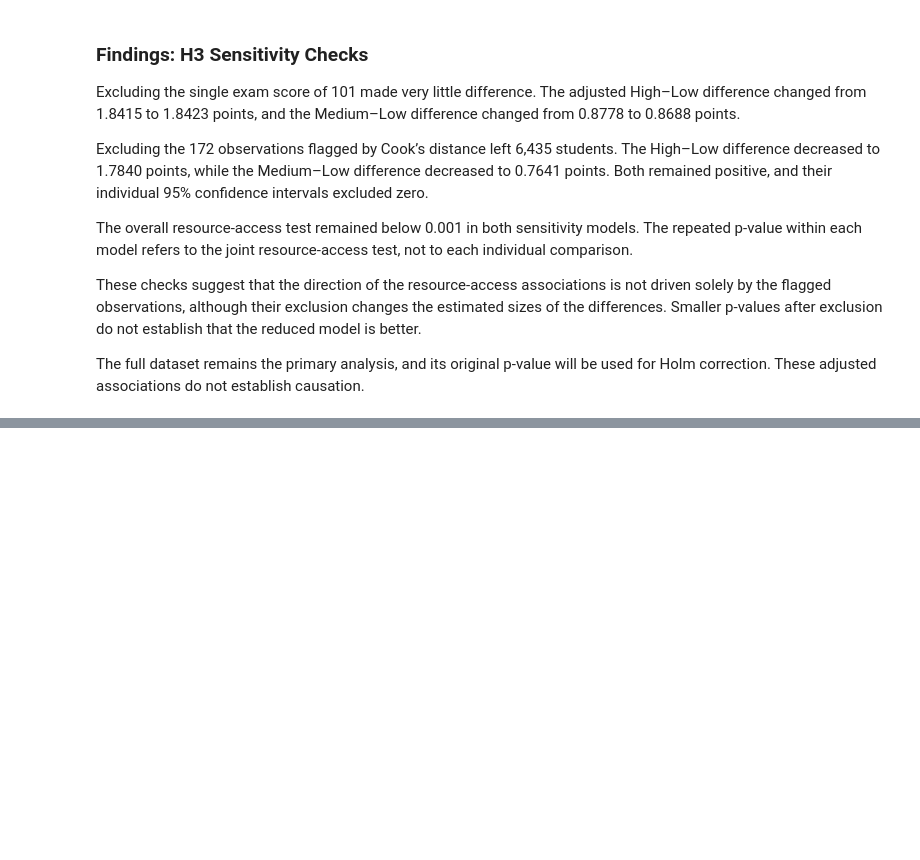
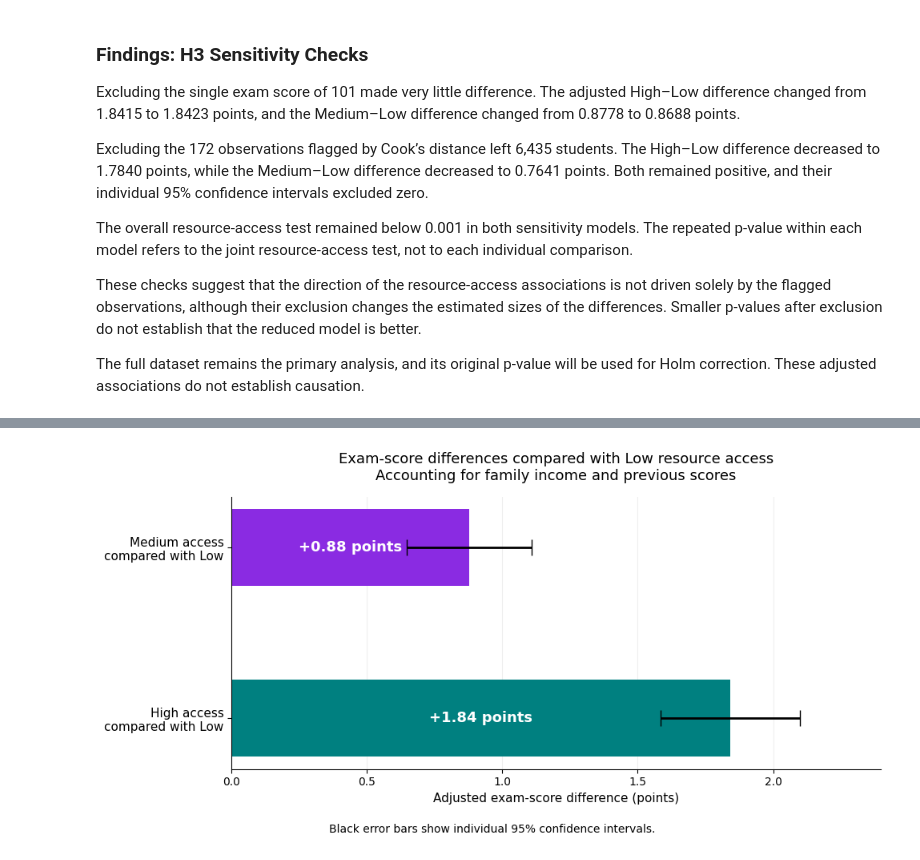
Before and after one commit to LieneRubule/student-performance-analysis, a Jupyter notebook: jupyter_notebooks/Student_Performance_Hypothesis_Testing.ipynb, the cells around one changed output, grey strips where cells are left out. Drawn from its saved outputs; the diff is of its cells as text; code cells hidden in the pictures; blank space fills up the shorter version.

Commit message:
Add labelled H3 resource-access chart and findings

```diff
--- a/jupyter_notebooks/Student_Performance_Hypothesis_Testing.ipynb
+++ b/jupyter_notebooks/Student_Performance_Hypothesis_Testing.ipynb
@@ -2414,0 +2429,81 @@ do not establish causation.
+# %%
+# Created with assistance from ChatGPT.
+# Matplotlib documentation — horizontal bars and error bars:
+# https://matplotlib.org/stable/api/_as_gen/matplotlib.axes.Axes.barh.html
+
+# Extract the full-model differences relative to Low resource access.
+h3_chart_terms = [
+    next(
+        term for term in h3_resource_terms
+        if f"[T.{group}]" in term
+    )
+    for group in ["Medium", "High"]
+]
+
+h3_chart_estimates = h3_model.params.loc[h3_chart_terms]
+h3_chart_ci = h3_model.conf_int().loc[h3_chart_terms]
+
+h3_chart_errors = np.vstack([
+    h3_chart_estimates.to_numpy() - h3_chart_ci[0].to_numpy(),
+    h3_chart_ci[1].to_numpy() - h3_chart_estimates.to_numpy()
+])
+
+fig, ax = plt.subplots(figsize=(10, 5))
+
+ax.barh(
+    [0, 1],
+    h3_chart_estimates.to_numpy(),
+    height=0.45,
+    color=["#8A2BE2", "teal"],
+    xerr=h3_chart_errors,
+    error_kw={"ecolor": "black", "capsize": 7, "elinewidth": 2}
+)
+
+# Put readable values inside each bar.
+for position, estimate in enumerate(h3_chart_estimates):
+    ax.text(
+        estimate / 2,
+        position,
+        f"+{estimate:.2f} points",
+        ha="center",
+        va="center",
+        color="white",
+        fontsize=13,
+        fontweight="bold"
+    )
+
+ax.set_yticks([0, 1])
+ax.set_yticklabels(
+    ["Medium access\ncompared with Low", "High access\ncompared with Low"],
+    fontsize=11
+)
+ax.invert_yaxis()
+ax.set_xlim(0, float(h3_chart_ci[1].max()) + 0.3)
+ax.set_xlabel("Adjusted exam-score difference (points)", fontsize=11)
+ax.set_title(
+    "Exam-score differences compared with Low resource access\n"
+    "Accounting for family income and previous scores",
+    fontsize=13,
+    pad=15
+)
+
+ax.grid(axis="x", alpha=0.2)
+ax.set_axisbelow(True)
+ax.spines[["top", "right"]].set_visible(False)
+
+fig.text(
+    0.5, 0.02,
+    "Black error bars show individual 95% confidence intervals.",
+    ha="center",
+    fontsize=10
+)
+fig.tight_layout(rect=[0, 0.06, 1, 1])
+
+fig.savefig(
+    "../visualisations/h3_resource_access_differences.png",
+    dpi=300,
+    bbox_inches="tight"
+)
+plt.show()
+# %% [output]
+[figure, added]
```
Also changed, not shown: parts of 2 cells of this notebook, 1 other file.
